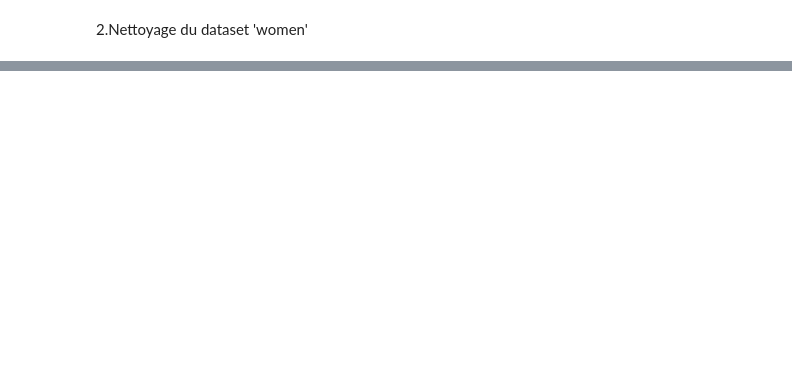
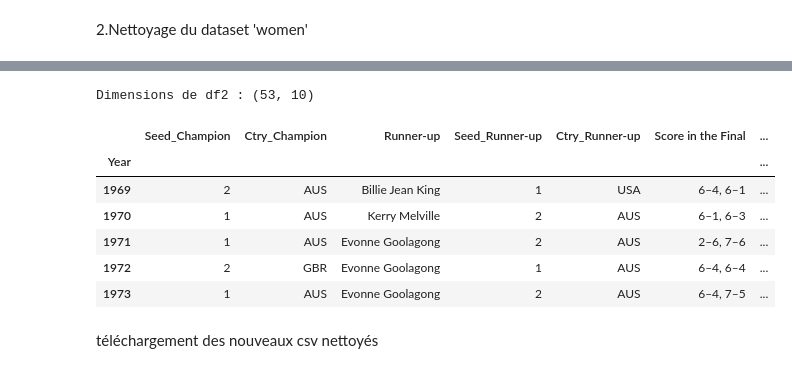
Before and after one commit to S0nia11/Projet_Sp-, a Jupyter notebook: Nettoyage data/Datasets/Matchs/Structure_datasets.ipynb, the cells around one changed output, grey strips where cells are left out. Saved outputs shown, nothing was run; the diff lists cells and outputs as text; code cells hidden in the pictures; blank space fills up the shorter version.

```diff
--- a/Nettoyage data/Datasets/Matchs/Structure_datasets.ipynb
+++ b/Nettoyage data/Datasets/Matchs/Structure_datasets.ipynb
@@ -121,0 +206,44 @@ dtype: object
+# %%
+def split_scores(df):
+    champion_scores = []
+    runner_up_scores = []
+    for scores in df['Score in the Final'].str.split(','):
+        if len(scores) == 2:
+            score1_parts = scores[0].split('–')
+            score2_parts = scores[1].split('–')
+
+            if len(score1_parts) == 2 and len(score2_parts) == 2:
+                score1_champion = int(score1_parts[0])
+                score1_runner_up = int(score1_parts[1])
+                score2_champion = int(score2_parts[0])
+                score2_runner_up = int(score2_parts[1])
+            else:
+                score1_champion, score1_runner_up, score2_champion, score2_runner_up = None, None, None, None
+
+        else:
+            score1_champion, score1_runner_up, score2_champion, score2_runner_up = None, None, None, None
+
+        champion_scores.append([score1_champion, score2_champion])
+        runner_up_scores.append([score1_runner_up, score2_runner_up])
+
+    df['Score1_Champion'] = [score[0] for score in champion_scores]
+    df['Score2_Champion'] = [score[1] for score in champion_scores]
+    df['Score1_Runner-up'] = [score[0] for score in runner_up_scores]
+    df['Score2_Runner-up'] = [score[1] for score in runner_up_scores]
+    return df
+
+# Appeler la fonction sur le DataFrame df2
+df2 = split_scores(df2)
+print("Dimensions de df2 :", df2.shape)
+df2.head(5)
+# %% [output]
+Dimensions de df2 : (53, 10)
+|  | Seed_Champion | Ctry_Champion | Runner-up | Seed_Runner-up | Ctry_Runner-up | Score in the Final | ... |
+| Year |  |  |  |  |  |  | ... |
+| 1969 | 2 | AUS | Billie Jean King | 1 | USA | 6–4, 6–1 | ... |
+| 1970 | 1 | AUS | Kerry Melville | 2 | AUS | 6–1, 6–3 | ... |
+| 1971 | 1 | AUS | Evonne Goolagong | 2 | AUS | 2–6, 7–6 | ... |
+| 1972 | 2 | GBR | Evonne Goolagong | 1 | AUS | 6–4, 6–4 | ... |
+| 1973 | 1 | AUS | Evonne Goolagong | 2 | AUS | 6–4, 7–5 | ... |
+# %% [markdown]
+téléchargement des nouveaux csv nettoyés
```
Also changed, not shown: parts of 12 cells of this notebook, 5 other files.
